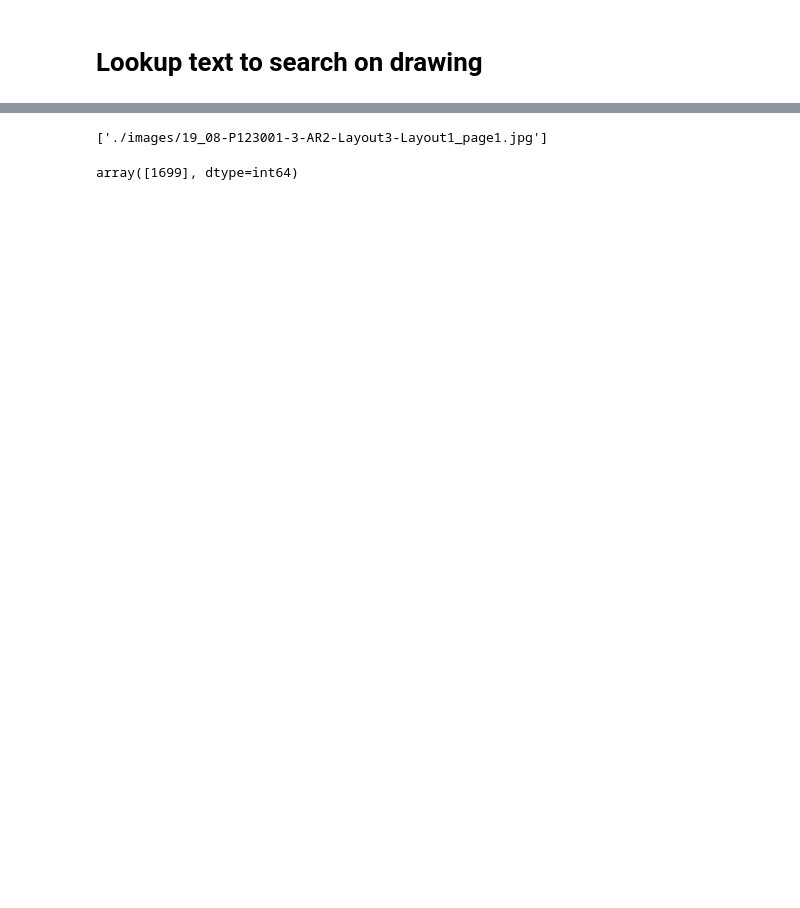
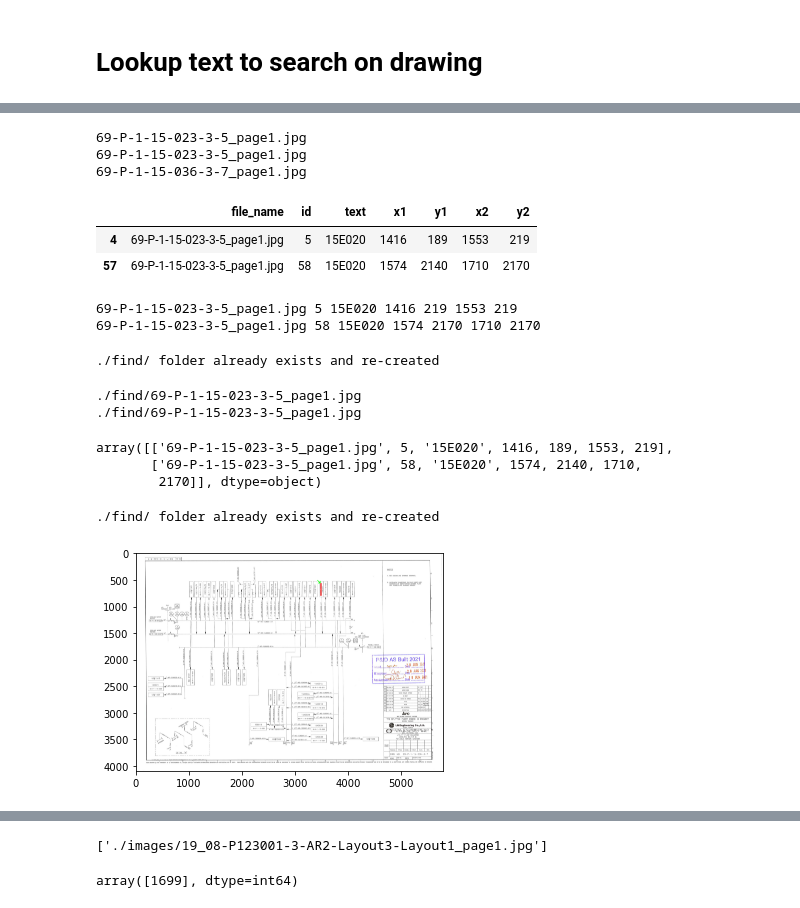
Before and after one commit to chanathipea/Image2Text, a Jupyter notebook: tesseract_ocr.ipynb, the cells around one changed output, grey strips where cells are left out. Saved outputs shown, nothing was run; the diff lists cells and outputs as text; code cells hidden in the pictures; blank space fills up the shorter version.

```diff
--- a/tesseract_ocr.ipynb
+++ b/tesseract_ocr.ipynb
@@ -455,6 +140,6 @@ df = pd.read_excel('text_location.xlsx')
 # %%
 import matplotlib.pyplot as plt
 # %%
-lookup = '23P001C'
+lookup = '15E020'
 def find_text(lookup):
     return df[df.text.str.contains(lookup,na=False)]
@@ -469,0 +184,77 @@ find_text(lookup=lookup).x1.item()
+# %%
+for i in range(len(lookup_df)):
+    print(lookup_df.iloc[i].file_name)
+# %% [output]
+69-P-1-15-023-3-5_page1.jpg
+69-P-1-15-023-3-5_page1.jpg
+69-P-1-15-036-3-7_page1.jpg
+# %%
+lookup_df[lookup_df.file_name==lookup_file_name[0]]
+# %% [output]
+|  | file_name | id | text | x1 | y1 | x2 | y2 |
+| 4 | 69-P-1-15-023-3-5_page1.jpg | 5 | 15E020 | 1416 | 189 | 1553 | 219 |
+| 57 | 69-P-1-15-023-3-5_page1.jpg | 58 | 15E020 | 1574 | 2140 | 1710 | 2170 |
+# %%
+a = lookup_df[lookup_df.file_name==lookup_file_name[0]].values
+for fn,id,text,x1,y1,x2,y2 in a:
+    print(fn,id,text,x1,y2,x2,y2)
+# %% [output]
+69-P-1-15-023-3-5_page1.jpg 5 15E020 1416 219 1553 219
+69-P-1-15-023-3-5_page1.jpg 58 15E020 1574 2170 1710 2170
+# %%
+img0 = cv2_imread_win(image,np)
+def find_drawing(image,file,saved_folder):
+    # img0 = cv2_imread_win(image,np)
+    img = img0.copy()
+    cv2.rectangle(img, (x1, y1), (x2, y2), (255, 0, 0), -1)
+#     cv2.putText(img, find_text(lookup=lookup).text.item(), (x1, y2),cv2.FONT_HERSHEY_SIMPLEX, 0.8, (255, 0, 0), 2)
+#     img[y1:y2,x1:x2] = crop_text
+    alpha = 0.6  # Transparency factor.
+    # Following line overlays transparent rectangle over the image
+    img_new = cv2.addWeighted(img, alpha, img0, 1 - alpha, 0)
+    img_new = cv2.arrowedLine(img_new, (x1-50,y1-50), (x1,y1),
+                                     color=(0, 255, 0), thickness=9, tipLength = 0.5)
+    print(saved_folder+file)
+    plt.imsave(saved_folder+file,img_new)
+    return(find_text(lookup=lookup))
+# %%
+read_folder = r'./images/'
+save_folder = r'./find/'
+makedir(save_folder)
+# %% [output]
+./find/ folder already exists and re-created
+# %%
+for fn,id,text,x1,y1,x2,y2 in a:
+    image = read_folder+fn
+    find_drawing(image,fn,save_folder)
+# %% [output]
+./find/69-P-1-15-023-3-5_page1.jpg
+./find/69-P-1-15-023-3-5_page1.jpg
+# %%
+a
+# %% [output]
+array([['69-P-1-15-023-3-5_page1.jpg', 5, '15E020', 1416, 189, 1553, 219],
+       ['69-P-1-15-023-3-5_page1.jpg', 58, '15E020', 1574, 2140, 1710,
+        2170]], dtype=object)
+# %%
+a = lookup_df[lookup_df.file_name==lookup_file_name[1]].values
+read_folder = r'./images/'
+save_folder = r'./find/'
+makedir(save_folder)
+image = read_folder+lookup_file_name[1]
+img0 = cv2_imread_win(image,np)
+img = img0.copy()
+for fn,id,text,x1,y1,x2,y2 in a:
+    cv2.rectangle(img, (x1, y1), (x2, y2), (255, 0, 0), -1)
+    alpha = 0.6  # Transparency factor.
+    # Following line overlays transparent rectangle over the image
+    img = cv2.addWeighted(img, alpha, img0, 1 - alpha, 0)
+    img = cv2.arrowedLine(img, (x1-50,y1-50), (x1,y1),
+                                         color=(0, 255, 0), thickness=9, tipLength = 0.5)
+    # print((x1, y1), (x2, y2))
+    plt.imshow(img);
+    # plt.show();
+plt.imsave(save_folder+file,img)
+# %% [output]
+./find/ folder already exists and re-created
+[figure, added]
```
Also changed, not shown: parts of 79 cells of this notebook, 2 other files.
